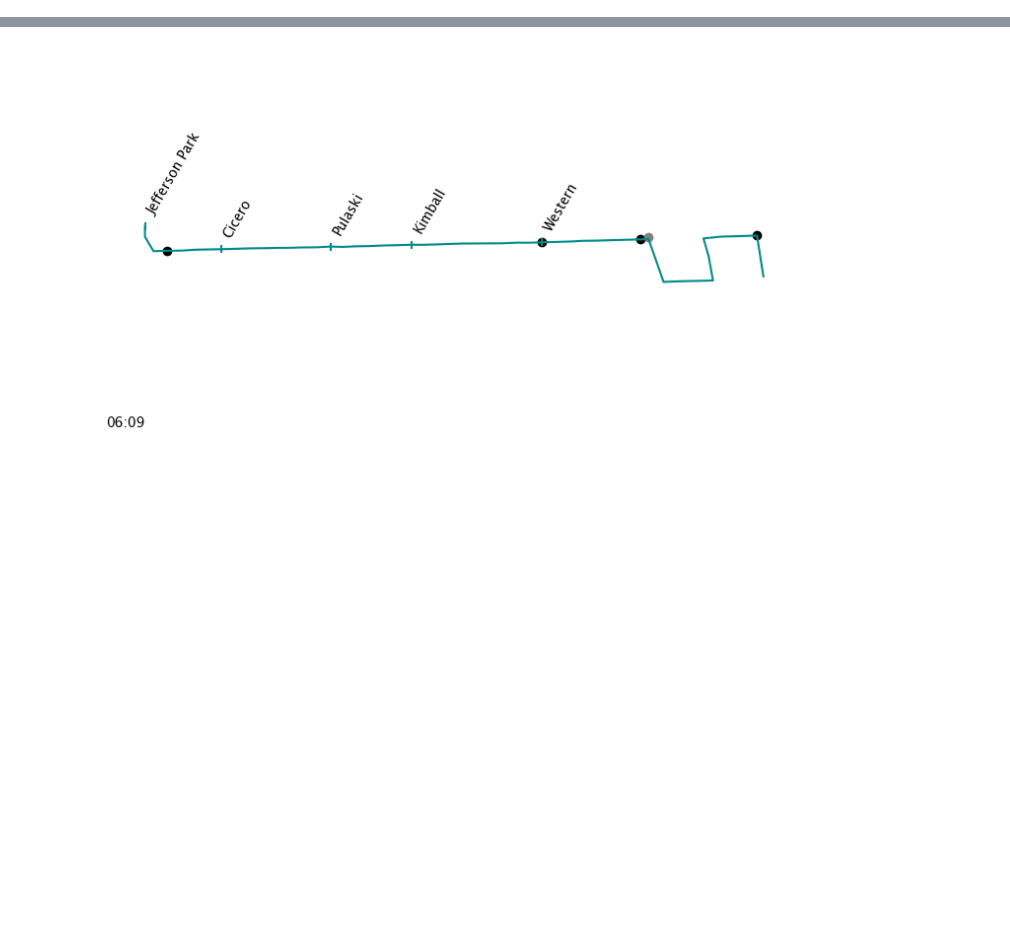
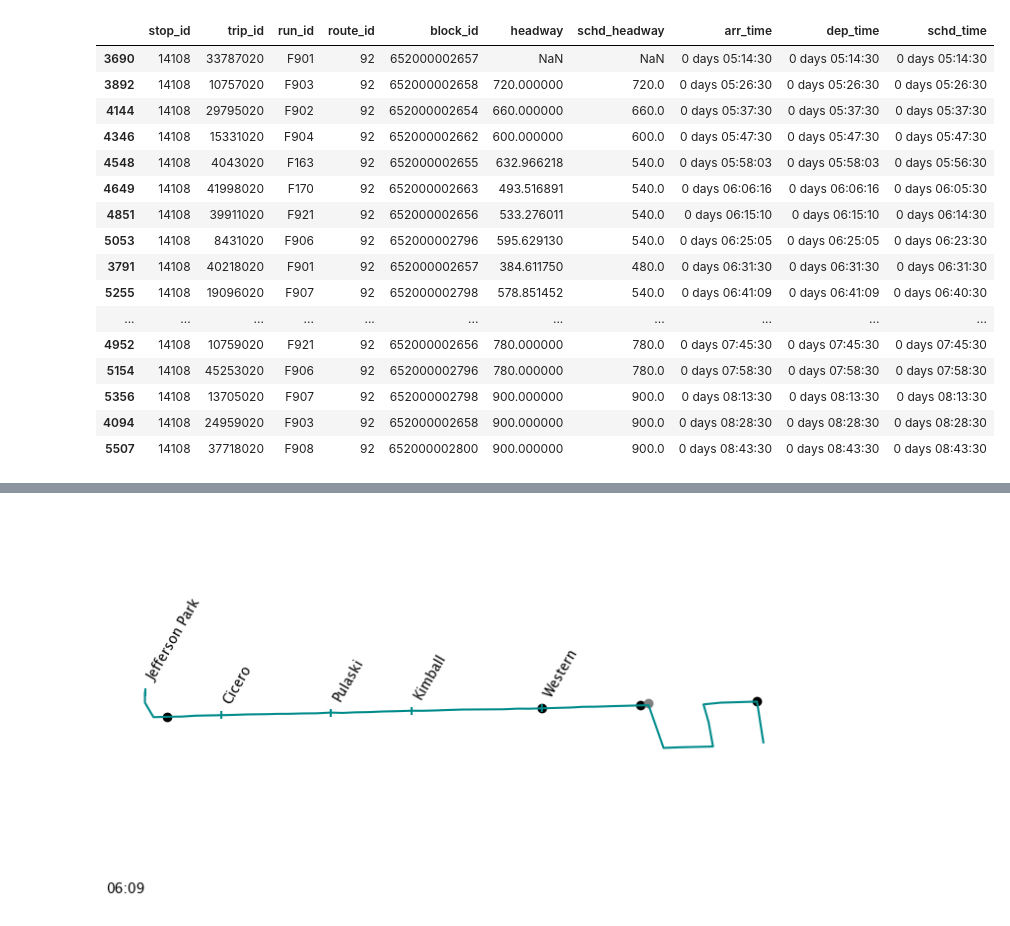
Before and after one commit to joerovar/transit-centric-smart-mobility-system, a Jupyter notebook: src/04_SIMULATION/playground.ipynb, the cells around one changed output, grey strips where cells are left out. Cells and saved outputs as stored; diff of their text form; code cells hidden in the pictures; blank space fills up the shorter version.

```diff
--- a/src/04_SIMULATION/playground.ipynb
+++ b/src/04_SIMULATION/playground.ipynb
@@ -42,0 +188,37 @@ while not done and i < 10000:
+# %%
+tri1 = pd.read_csv('data/sim_out/experiments_0607-0053/NC/trips.csv')
+tri2 = pd.read_csv('data/sim_out/experiments_0607-0053/EHD/trips.csv')
+# %%
+def headways(trips, rt, direction):
+    tr = trips[(trips['stop_sequence']==1) &
+               (trips['route_id']==rt) &
+               (trips['direction']==direction)].copy()
+    tr = tr.sort_values(by='departure_time_sec')
+    tr['headway'] = tr['departure_time_sec'].diff()
+    tr['schd_headway'] = tr['schd_time_sec'].diff()
+    tr['schd_time'] = pd.to_timedelta(tr['schd_time_sec'], unit='S')
+    tr['arr_time'] = pd.to_timedelta(tr['arrival_time_sec'].round(), unit='S')
+    tr['dep_time'] = pd.to_timedelta(tr['departure_time_sec'].round(), unit='S')
+    return tr[['stop_id', 'trip_id', 'run_id', 'route_id',
+               'block_id', 'headway', 'schd_headway',
+               'arr_time', 'dep_time', 'schd_time']]
+# %%
+headways(tri2, 92, 'East')
+# %% [output]
+|  | stop_id | trip_id | run_id | route_id | block_id | headway | schd_headway | arr_time | dep_time | schd_time |
+| 3690 | 14108 | 33787020 | F901 | 92 | 652000002657 | NaN | NaN | 0 days 05:14:30 | 0 days 05:14:30 | 0 days 05:14:30 |
+| 3892 | 14108 | 10757020 | F903 | 92 | 652000002658 | 720.000000 | 720.0 | 0 days 05:26:30 | 0 days 05:26:30 | 0 days 05:26:30 |
+| 4144 | 14108 | 29795020 | F902 | 92 | 652000002654 | 660.000000 | 660.0 | 0 days 05:37:30 | 0 days 05:37:30 | 0 days 05:37:30 |
+| 4346 | 14108 | 15331020 | F904 | 92 | 652000002662 | 600.000000 | 600.0 | 0 days 05:47:30 | 0 days 05:47:30 | 0 days 05:47:30 |
+| 4548 | 14108 | 4043020 | F163 | 92 | 652000002655 | 632.966218 | 540.0 | 0 days 05:58:03 | 0 days 05:58:03 | 0 days 05:56:30 |
+| 4649 | 14108 | 41998020 | F170 | 92 | 652000002663 | 493.516891 | 540.0 | 0 days 06:06:16 | 0 days 06:06:16 | 0 days 06:05:30 |
+| 4851 | 14108 | 39911020 | F921 | 92 | 652000002656 | 533.276011 | 540.0 | 0 days 06:15:10 | 0 days 06:15:10 | 0 days 06:14:30 |
+| 5053 | 14108 | 8431020 | F906 | 92 | 652000002796 | 595.629130 | 540.0 | 0 days 06:25:05 | 0 days 06:25:05 | 0 days 06:23:30 |
+| 3791 | 14108 | 40218020 | F901 | 92 | 652000002657 | 384.611750 | 480.0 | 0 days 06:31:30 | 0 days 06:31:30 | 0 days 06:31:30 |
+| 5255 | 14108 | 19096020 | F907 | 92 | 652000002798 | 578.851452 | 540.0 | 0 days 06:41:09 | 0 days 06:41:09 | 0 days 06:40:30 |
+| ... | ... | ... | ... | ... | ... | ... | ... | ... | ... | ... |
+| 4952 | 14108 | 10759020 | F921 | 92 | 652000002656 | 780.000000 | 780.0 | 0 days 07:45:30 | 0 days 07:45:30 | 0 days 07:45:30 |
+| 5154 | 14108 | 45253020 | F906 | 92 | 652000002796 | 780.000000 | 780.0 | 0 days 07:58:30 | 0 days 07:58:30 | 0 days 07:58:30 |
+| 5356 | 14108 | 13705020 | F907 | 92 | 652000002798 | 900.000000 | 900.0 | 0 days 08:13:30 | 0 days 08:13:30 | 0 days 08:13:30 |
+| 4094 | 14108 | 24959020 | F903 | 92 | 652000002658 | 900.000000 | 900.0 | 0 days 08:28:30 | 0 days 08:28:30 | 0 days 08:28:30 |
+| 5507 | 14108 | 37718020 | F908 | 92 | 652000002800 | 900.000000 | 900.0 | 0 days 08:43:30 | 0 days 08:43:30 | 0 days 08:43:30 |
```
Also changed, not shown: parts of 23 cells of this notebook, 10 other files.
